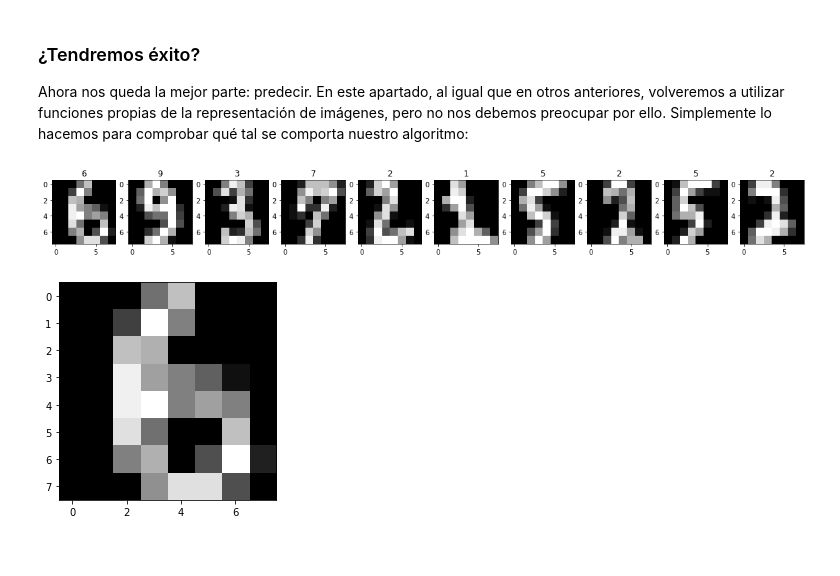
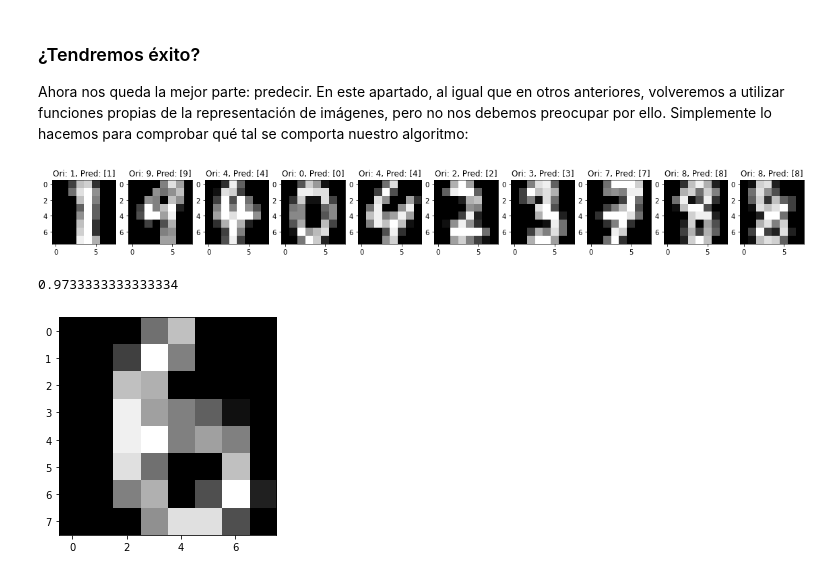
Before and after one commit to franciscocanon-thebridge/bootcamp_thebridge_PTSep20, a Jupyter notebook: Bloque 3 - Machine Learning/01_Supervisado/2-Logistic Regression/03_Regresión_números.ipynb, the cells around one changed output. Saved outputs shown, nothing was run; the diff lists cells and outputs as text; code cells hidden in the pictures.

```diff
--- a/Bloque 3 - Machine Learning/01_Supervisado/2-Logistic Regression/03_Regresión_números.ipynb
+++ b/Bloque 3 - Machine Learning/01_Supervisado/2-Logistic Regression/03_Regresión_números.ipynb
@@ -106,0 +124,15 @@ Y para muestra un botón, vamos a mostrar algunos ejemplos de los números. Pond
+# %%
+# Ayuda para explicar lo que viene justo delante (pero que no hay que saber, tampoco te vuelvas loc@ ;) )
+
+a = [1, 2, 3, 4, 5, 6]
+b = ['a', 'b', 'w', 's', 'g', 'p']
+c = ['c', '2', '15', 's', 'g', 'p']
+
+# for i, j, k in zip(a, b, c):
+#     print(f"i: {i}, j: {j}, k: {k}")
+
+# for i in range(0, len(a)):
+#     print(f"i: {a[i]}, j: {b[i]}")
+
+for index, i in enumerate(b):
+    print(f"index: {index}, i: {i}")
@@ -107,8 +146,10 @@ Y para muestra un botón, vamos a mostrar algunos ejemplos de los números. Pond
 # %%
 import numpy as np
 import matplotlib.pyplot as plt
+
 plt.figure(figsize=(20,2))
-for index, (image, label) in enumerate(zip(digits.data[44:49], digits.target[44:49])):
+
+for index, (image, label) in enumerate(zip(df[44:49].drop('number', 1).values, df['number'][44:49].values)):
     plt.subplot(1, 5, index + 1)
     plt.imshow(np.reshape(image, (8,8)), cmap=plt.cm.gray)
     plt.title('Training: ' + str(label), fontsize = 20)
@@ -121,8 +162,8 @@ Ahora sí. Hasta aquí todo había sido un poco ilustrativo sobre lo que teníam
 # %%
 from sklearn.model_selection import train_test_split
 X_train, X_test, y_train, y_test = train_test_split(
-    digits.data,
-    digits.target,
+    df.drop('number', 1),
+    df['number'],
     test_size=0.25,
     random_state=42)
 # %%
@@ -140,11 +181,17 @@ LogisticRegression(max_iter=2000)
 Ahora nos queda la mejor parte: predecir. En este apartado, al igual que en otros anteriores, volveremos a utilizar funciones propias de la representación de imágenes, pero no nos debemos preocupar por ello. Simplemente lo hacemos para comprobar qué tal se comporta nuestro algoritmo:
 # %%
 plt.figure(figsize=(20,2))
-for index, (image, label) in enumerate(zip(x_test[0:10], y_test[0:10])):
+for index, (image, label) in enumerate(zip(X_test[10:20].values, y_test[10:20].values)):
     plt.subplot(1, 10, index + 1)
     plt.imshow(np.reshape(image, (8,8)), cmap=plt.cm.gray)
-    plt.title(label);
+    plt.title(f"Ori: {label}, Pred: {logisticRegr.predict(pd.DataFrame(image).T)}");
 # %% [output]
-[figure, old version]
+[figure, new version]
+# %%
+from sklearn.metrics import accuracy_score
+
+accuracy_score(y_test, logisticRegr.predict(X_test))
+# %% [output]
+0.9733333333333334
 # %%
 # Si nos fijamos con mayor detalle en la primera que hemos predicho:
```
Also changed, not shown: parts of 52 cells of this notebook, 10 other files.
